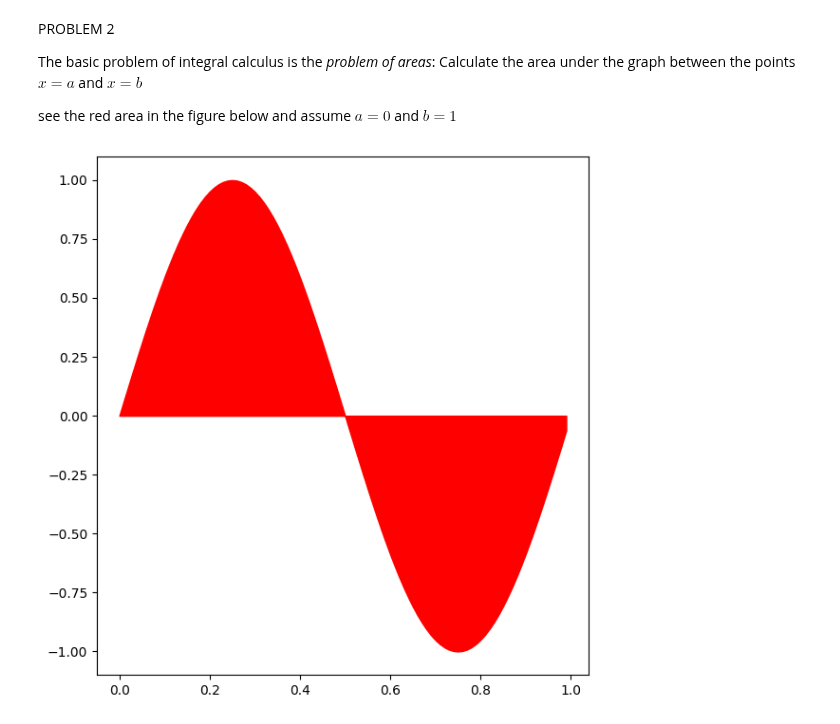
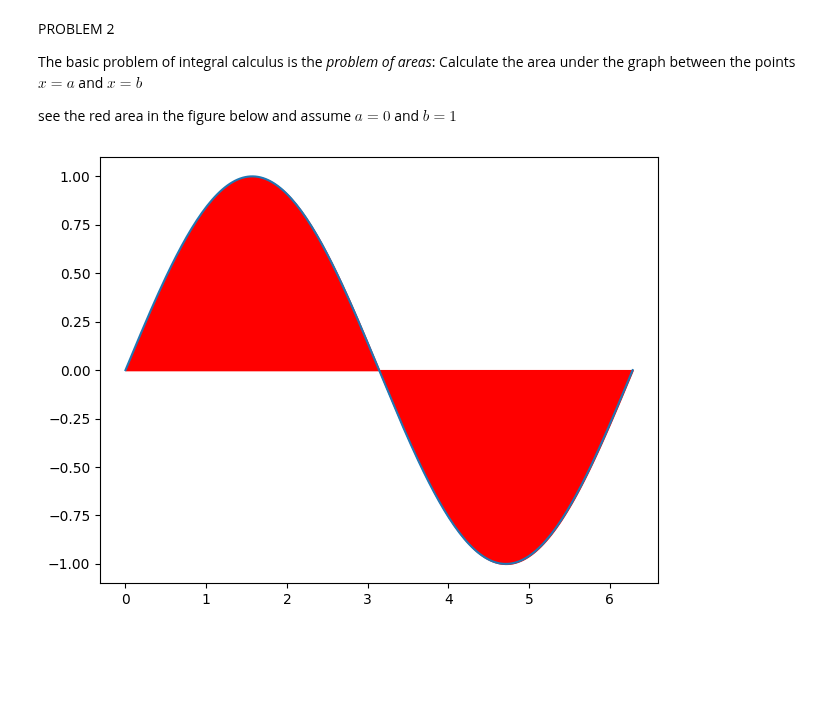
Before and after one commit to vanpipy/vanpipy.github.io, a Jupyter notebook: notebook/calculus/intro.ipynb, the cells around one changed output. Saved outputs shown, nothing was run; the diff lists cells and outputs as text; code cells hidden in the pictures; blank space fills up the shorter version.

```diff
--- a/notebook/calculus/intro.ipynb
+++ b/notebook/calculus/intro.ipynb
@@ -43,13 +43,16 @@ see the red area in the figure below and assume $a = 0$ and $b = 1$
 # %%
 import matplotlib.pyplot as plt
 import numpy as np
 
-x = np.arange(0.0, 1, 0.01)
-y1 = np.sin(2 * np.pi * x)
+x0 = np.linspace(0, 2 * np.pi, 200)
+y0 = np.sin(x0)
+x1 = np.linspace(0, 2 * np.pi, 200)
+y1 = np.sin(x0)
 
-fig, ax1 = plt.subplots(1, 1, sharex=True, figsize=(6, 6))
+fig, ax0 = plt.subplots(1, 1, sharex=True)
 
-ax1.fill_between(x, y1, color='r')
+ax0.fill_between(x0, y0, color='r')
+ax0.plot(x1, y1)
 fig.tight_layout()
 # %% [output]
-[figure, old version]
+[figure, new version]
```
